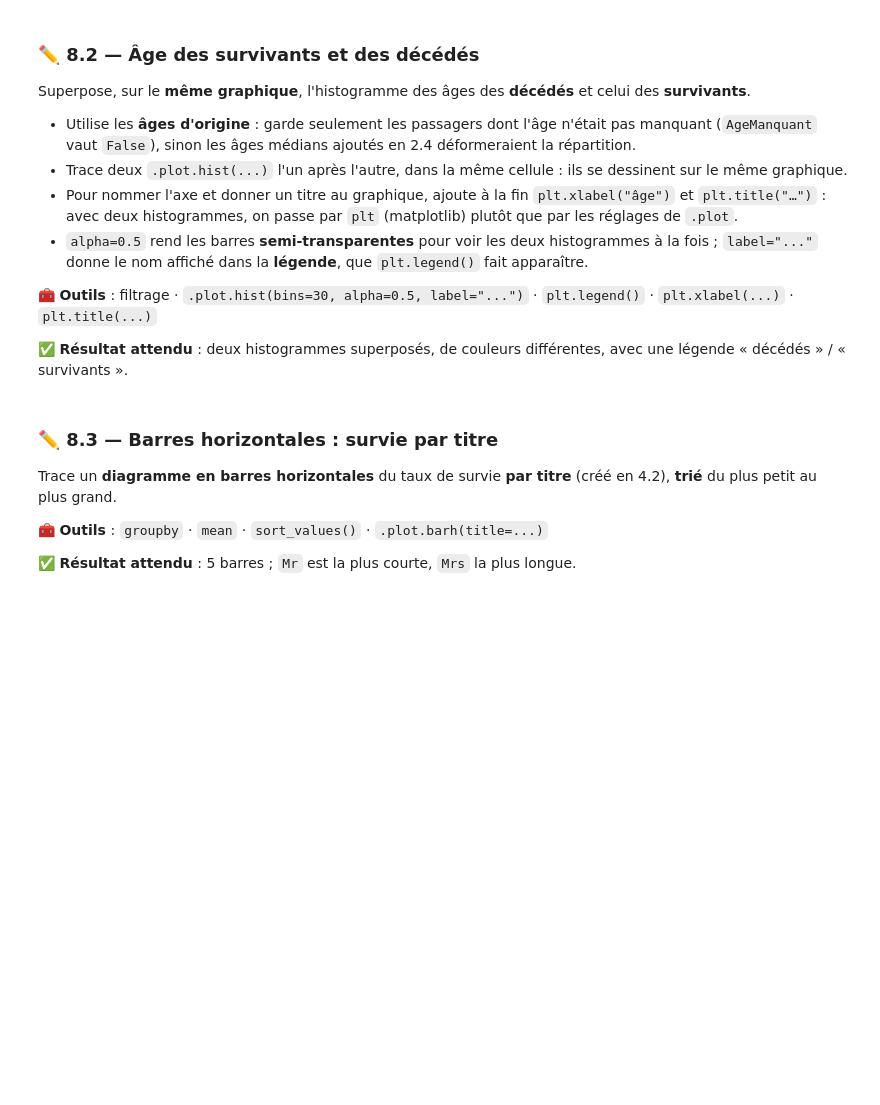
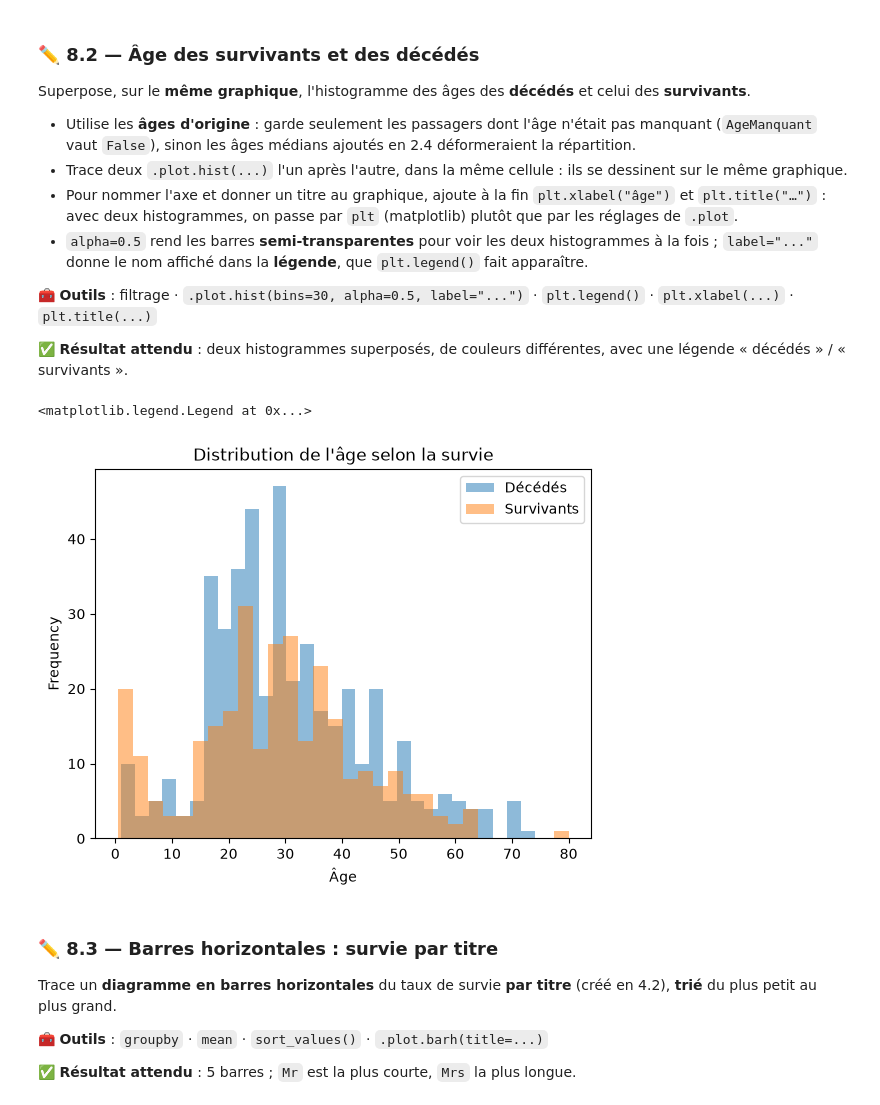
Before and after one commit to Sirolbfr/titanic_pandas, a Jupyter notebook: 2_adapter_pandas_titanic.ipynb, the cells around one changed output. Cells and saved outputs as stored; diff of their text form; code cells hidden in the pictures; blank space fills up the shorter version.

```diff
--- a/2_adapter_pandas_titanic.ipynb
+++ b/2_adapter_pandas_titanic.ipynb
@@ -460,0 +459,6 @@ En 3.3, tu as vu que le prix `Fare` est celui du **billet groupé** : plusieurs
+# %%
+# Écris ton code ici
+titanic["TicketGroupSize"] = titanic.groupby("Ticket")["Ticket"].transform("size")
+titanic["FarePerPerson"] = titanic["Fare"] / titanic["TicketGroupSize"]
+print(titanic["TicketGroupSize"].value_counts())
+print(titanic.groupby("Pclass")[["Fare", "FarePerPerson"]].median())
@@ -561,0 +640,6 @@ Ajoute à chaque passager la **ville** et le **pays** d'embarquement, en joignan
+# %%
+# Écris ton code ici
+"""
+titanic = titanic.merge(ports, left_on="Embarked", right_on="code", how="left").drop(columns="code")
+"""
+print(titanic.groupby("pays").agg(passagers=("PassengerId", "count"), surv_rate=("Survived", "mean")))
@@ -605,3 +704,16 @@ Superpose, sur le **même graphique**, l'histogramme des âges des **décédés*
+# %%
+# Écris ton code ici
+age_original = titanic.loc[titanic["AgeManquant"] == False]
+morts = age_original.loc[titanic["Survived"] == False, "Age"]
+survivants = age_original.loc[titanic["Survived"] == True, "Age"]
+morts.plot.hist(bins=30, alpha=0.5, label="Décédés")
+survivants.plot.hist(bins=30, alpha=0.5, label="Survivants")
+plt.xlabel("Âge")
+plt.title("Distribution de l'âge selon la survie")
+plt.legend()
+# %% [output]
+<matplotlib.legend.Legend at 0x...>
+[figure, added]
 # %% [markdown]
 ### ✏️ 8.3 — Barres horizontales : survie par titre
 
```
Also changed, not shown: parts of 30 cells of this notebook, 1 other file.
